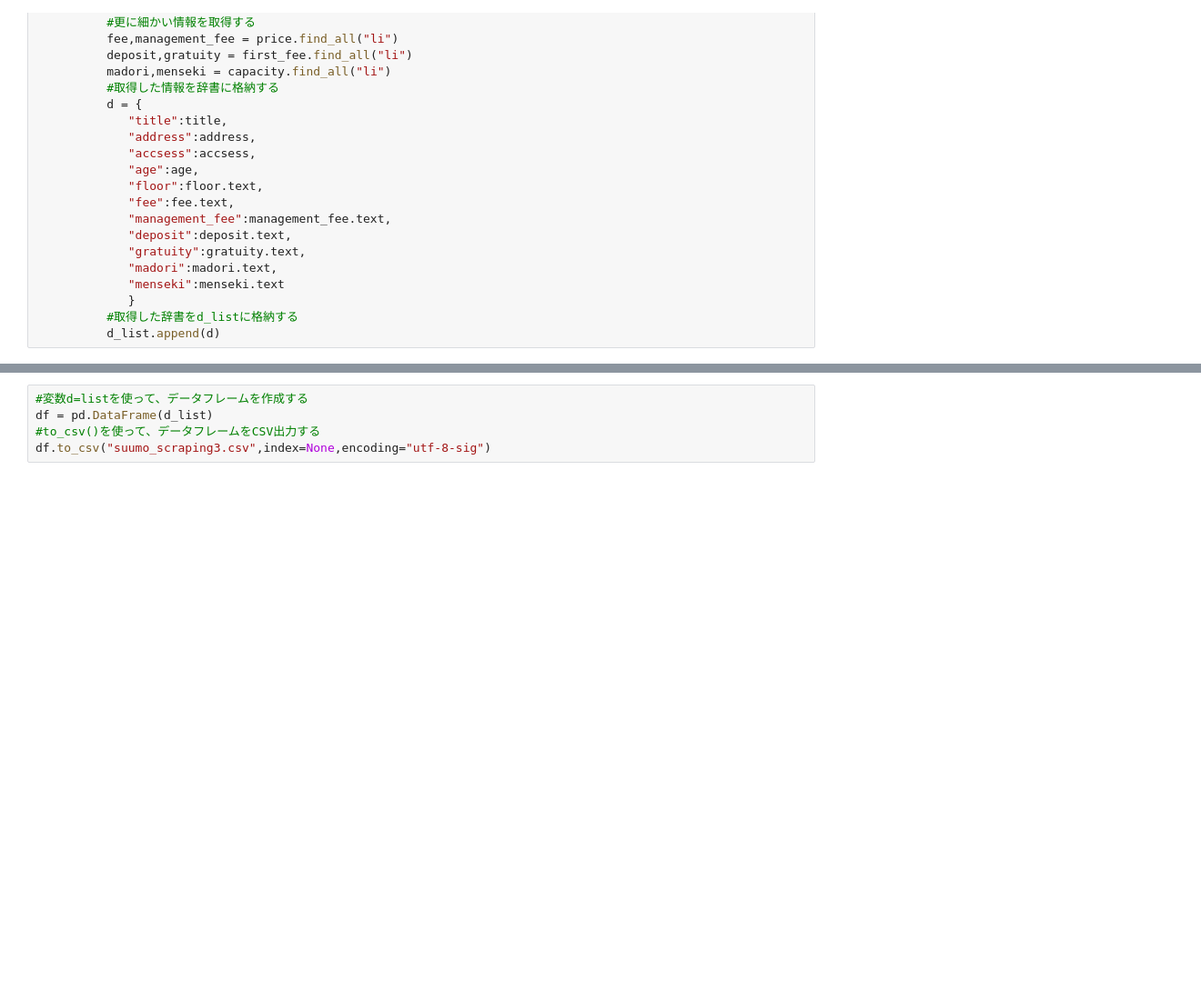
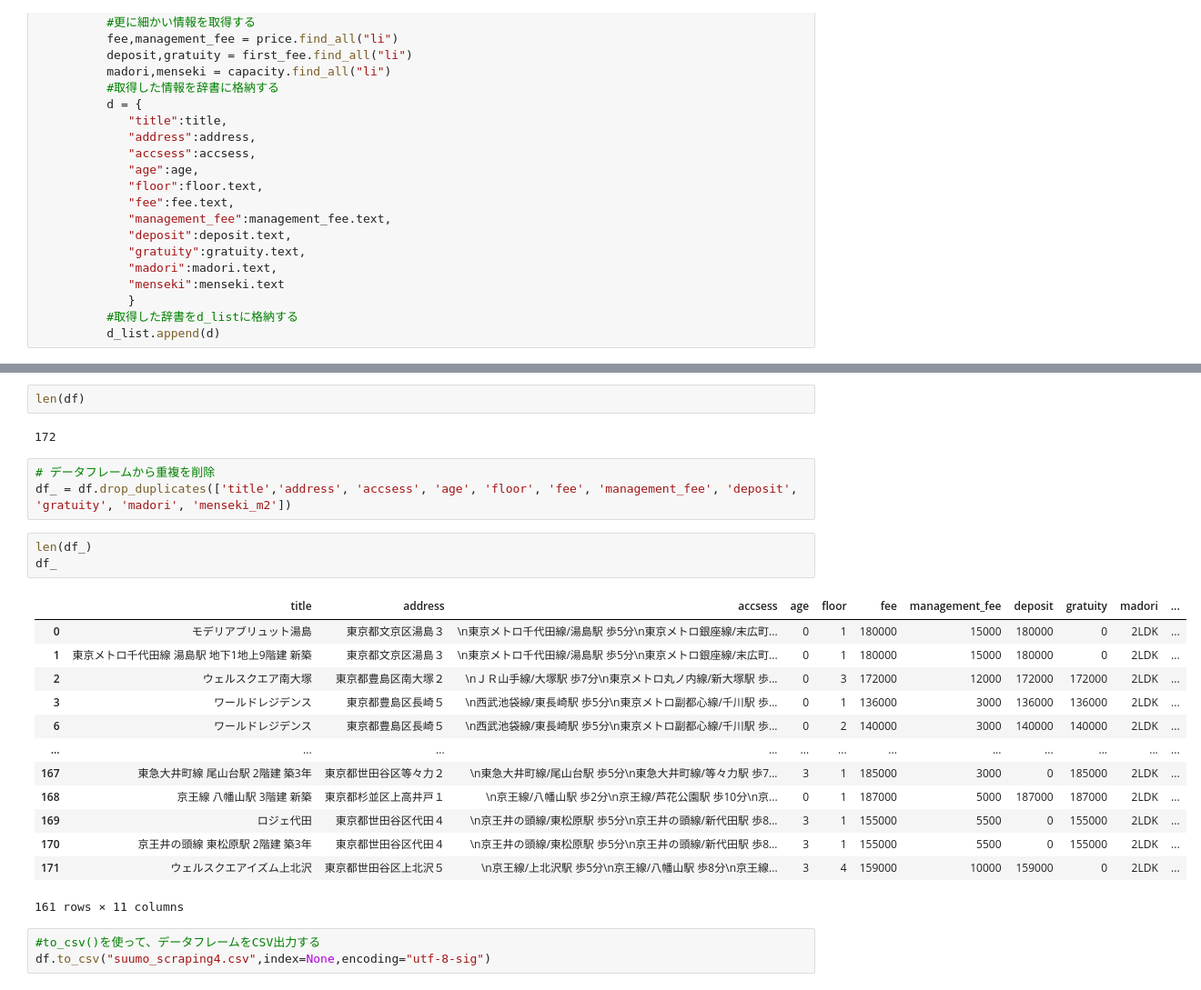
Before and after one commit to masaki2607/suumo_scraping, a Jupyter notebook: suumo_scraping2.ipynb, the cells around one changed output, grey strips where cells are left out. Shown: that part at 91% size. Cells and saved outputs as stored; diff of their text form; blank space fills up the shorter version.

```diff
--- a/suumo_scraping2.ipynb
+++ b/suumo_scraping2.ipynb
@@ -66,5 +143,27 @@ for i in range(1,4):
+# %%
+len(df)
+# %% [output]
+172
+# %%
+# データフレームから重複を削除
+df_ = df.drop_duplicates(['title','address', 'accsess', 'age', 'floor', 'fee', 'management_fee', 'deposit', 'gratuity', 'madori', 'menseki_m2'])
+# %%
+len(df_)
+df_
+# %% [output]
+|  | title | address | accsess | age | floor | fee | management_fee | deposit | gratuity | madori | ... |
+| 0 | モデリアブリュット湯島 | 東京都文京区湯島３ | \n東京メトロ千代田線/湯島駅 歩5分\n東京メトロ銀座線/末広町... | 0 | 1 | 180000 | 15000 | 180000 | 0 | 2LDK | ... |
+| 1 | 東京メトロ千代田線 湯島駅 地下1地上9階建 新築 | 東京都文京区湯島３ | \n東京メトロ千代田線/湯島駅 歩5分\n東京メトロ銀座線/末広町... | 0 | 1 | 180000 | 15000 | 180000 | 0 | 2LDK | ... |
+| 2 | ウェルスクエア南大塚 | 東京都豊島区南大塚２ | \nＪＲ山手線/大塚駅 歩7分\n東京メトロ丸ノ内線/新大塚駅 歩... | 0 | 3 | 172000 | 12000 | 172000 | 172000 | 2LDK | ... |
+| 3 | ワールドレジデンス | 東京都豊島区長崎５ | \n西武池袋線/東長崎駅 歩5分\n東京メトロ副都心線/千川駅 歩... | 0 | 1 | 136000 | 3000 | 136000 | 136000 | 2LDK | ... |
+| 6 | ワールドレジデンス | 東京都豊島区長崎５ | \n西武池袋線/東長崎駅 歩5分\n東京メトロ副都心線/千川駅 歩... | 0 | 2 | 140000 | 3000 | 140000 | 140000 | 2LDK | ... |
+| ... | ... | ... | ... | ... | ... | ... | ... | ... | ... | ... | ... |
+| 167 | 東急大井町線 尾山台駅 2階建 築3年 | 東京都世田谷区等々力２ | \n東急大井町線/尾山台駅 歩5分\n東急大井町線/等々力駅 歩7... | 3 | 1 | 185000 | 3000 | 0 | 185000 | 2LDK | ... |
+| 168 | 京王線 八幡山駅 3階建 新築 | 東京都杉並区上高井戸１ | \n京王線/八幡山駅 歩2分\n京王線/芦花公園駅 歩10分\n京... | 0 | 1 | 187000 | 5000 | 187000 | 187000 | 2LDK | ... |
+| 169 | ロジェ代田 | 東京都世田谷区代田４ | \n京王井の頭線/東松原駅 歩5分\n京王井の頭線/新代田駅 歩8... | 3 | 1 | 155000 | 5500 | 0 | 155000 | 2LDK | ... |
+| 170 | 京王井の頭線 東松原駅 2階建 築3年 | 東京都世田谷区代田４ | \n京王井の頭線/東松原駅 歩5分\n京王井の頭線/新代田駅 歩8... | 3 | 1 | 155000 | 5500 | 0 | 155000 | 2LDK | ... |
+| 171 | ウェルスクエアイズム上北沢 | 東京都世田谷区上北沢５ | \n京王線/上北沢駅 歩5分\n京王線/八幡山駅 歩8分\n京王線... | 3 | 4 | 159000 | 10000 | 159000 | 0 | 2LDK | ... |
+161 rows × 11 columns
 # %%
-#変数d=listを使って、データフレームを作成する
-df = pd.DataFrame(d_list)
 #to_csv()を使って、データフレームをCSV出力する
-df.to_csv("suumo_scraping3.csv",index=None,encoding="utf-8-sig")
+df.to_csv("suumo_scraping4.csv",index=None,encoding="utf-8-sig")
```
Also changed, not shown: parts of 3 cells of this notebook.
